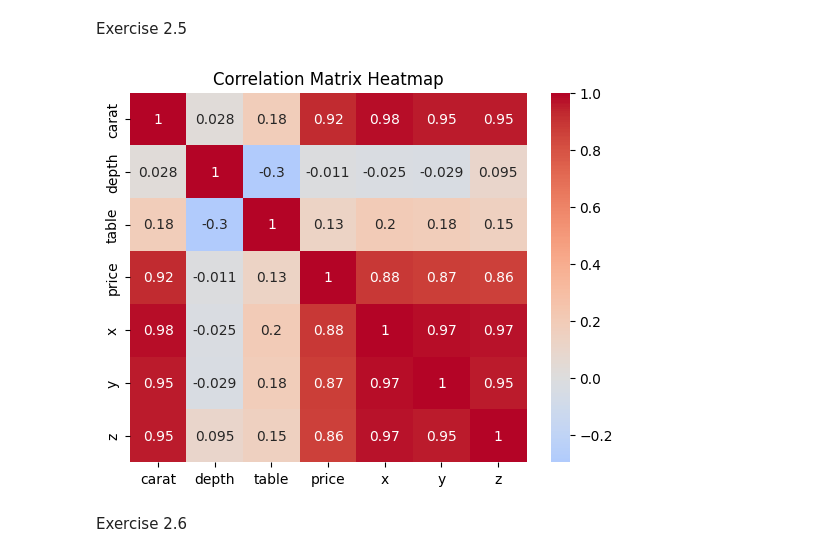
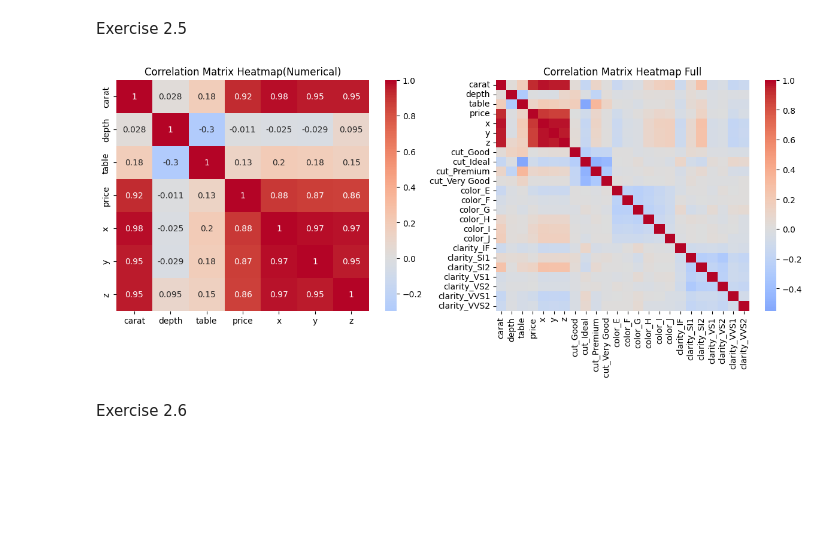
Before and after one commit to aswx12/MatteLab, a Jupyter notebook: Mattelab.ipynb, the cells around one changed output. Cells and saved outputs as stored; diff of their text form; code cells hidden in the pictures; blank space fills up the shorter version.

```diff
--- a/Mattelab.ipynb
+++ b/Mattelab.ipynb
@@ -495,13 +502,33 @@ P-value: 0.0000
 at least one group differs significantly
 # %% [markdown]
 Exercise 2.5
-# %%
-df_quan = df[['carat', 'depth', 'table', 'price', 'x', 'y', 'z']]
-sns.heatmap(df_quan.corr(), annot=True, cmap='coolwarm', center=0)
-plt.title("Correlation Matrix Heatmap")
-plt.show()
-# %% [output]
-[figure, removed]
+# %%
+
+
+df_quan = df[['carat', 'depth', 'table', 'price', 'x', 'y', 'z']]
+# sns.heatmap(df_quan.corr(), annot=True, cmap='coolwarm', center=0)
+# plt.title("Correlation Matrix Heatmap")
+# plt.show()
+
+df_encoded = pd.get_dummies(df, columns=['cut', 'color', 'clarity'], drop_first=True)
+
+# Convert boolean columns to integers
+for col in [col for col in df_encoded.columns if col.startswith(('cut_', 'color_', 'clarity_'))]:
+    df_encoded[col] = df_encoded[col].astype(int)
+
+# sns.heatmap(df_encoded.corr(), annot=False, cmap='coolwarm', center=0)
+# plt.title("Correlation Matrix Heatmap Full")
+# plt.show()
+
+fig, axes = plt.subplots(1,2, figsize=(15,5))
+sns.heatmap(df_quan.corr(), annot=True, cmap='coolwarm', center=0,ax=axes[0])
+axes[0].set_title('Correlation Matrix Heatmap(Numerical)')
+
+sns.heatmap(df_encoded.corr(), annot=False, cmap='coolwarm', center=0,ax=axes[1])
+axes[1].set_title('Correlation Matrix Heatmap Full')
+plt.show()
+# %% [output]
+[figure, added]
 # %% [markdown]
 Exercise 2.6
 # %%
```
Also changed, not shown: parts of 2 cells of this notebook.
